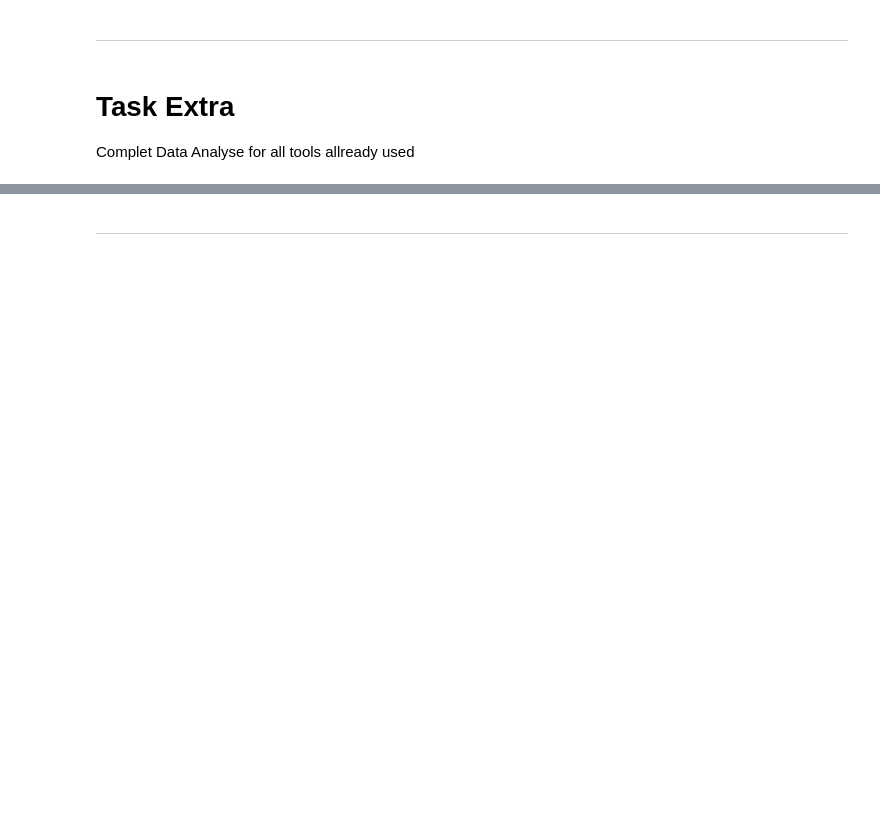
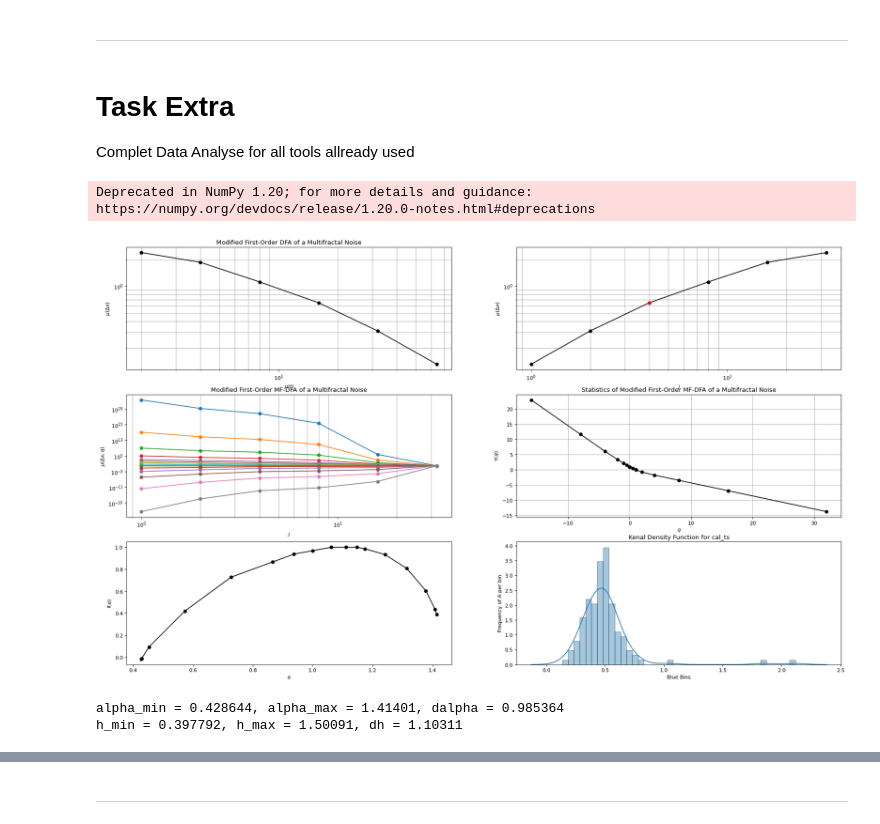
Before and after one commit to barauna-lo/Computational_Statistics, a Jupyter notebook: CAP417_FINAL_PROJECT.ipynb, the cells around one changed output, grey strips where cells are left out. Cells and saved outputs as stored; diff of their text form; code cells hidden in the pictures; blank space fills up the shorter version.

```diff
--- a/CAP417_FINAL_PROJECT.ipynb
+++ b/CAP417_FINAL_PROJECT.ipynb
@@ -232,17 +246,21 @@ dx = df[columns[i]]
 [bScale, bDM, bsIndex, HMajor, HMinor] = mfdfa.getScalingExponents(timeMeasure, meanDataMeasure)
 
 
+lines   = 3
+colunas = 2
+
+
 # Output
 # Modified first-order DFA
 figure(figsize=(25,15),dpi=80)
-plt.subplot(3, 2, 1)
+plt.subplot(lines, colunas, 1)
 plt.loglog(timeMeasure, meanDataMeasure, 'ko-')
 plt.xlabel(r'$\mu(t)$')
 plt.ylabel(r'$\mu(\Delta x)$')
 plt.grid('on', which = 'minor')
 plt.title('Modified First-Order DFA of a Multifractal Noise')
 
-plt.subplot(3, 2, 2)
+plt.subplot(lines, colunas, 2)
 plt.loglog(scales, meanDataMeasure, 'ko-')
 plt.loglog(bScale, bDM, 'ro')
 plt.xlabel(r'$j$')
@@ -251,7 +269,7 @@ plt.grid('on', which = 'minor')
 
 # Modified first-order MF-DFA
 
-plt.subplot(3, 2, 3)
+plt.subplot(lines, colunas, 3)
 nq = np.int(len(q))
 leg_txt = []
 for qi in range(1, nq + 1):
@@ -261,33 +279,38 @@ plt.xlabel(r'$j$')
 plt.ylabel(r'$\mu(\Delta x, q)$')
 plt.grid('on', which = 'minor')
 plt.title('Modified First-Order MF-DFA of a Multifractal Noise')
 #plt.legend(leg_txt)
 
 
-plt.subplot(3, 2, 4)
+plt.subplot(lines, colunas, 4)
 plt.plot(q, stats['tau'], 'ko-')
 plt.xlabel(r'$q$')
 plt.ylabel(r'$\tau(q)$')
 plt.grid('on', which = 'major')
 plt.title('Statistics of Modified First-Order MF-DFA of a Multifractal Noise')
 
 
-plt.subplot(3, 2, 5)
+plt.subplot(lines, colunas, 5)
 plt.plot(stats['LH'], stats['f'], 'ko-')
 plt.xlabel(r'$\alpha$')
 plt.ylabel(r'$f(\alpha)$')
 # plt.grid('on', which = 'major')
 
-plt.subplot(3, 2, 6)
+plt.subplot(lines, colunas, 6)
 sns.distplot(dx, bins=40, hist_kws={'edgecolor':'black'})
 plt.ylabel('Frequency of A per bin')
 plt.xlabel('Blue Bins')
 plt.title('Kenal Density Function for '+columns[i])
 #specplus.cullenfreyGEV(dx)
 
 
 plt.show()
 
 #PRINTING SPECTRUM PARAMETERS
 print('alpha_min = %g, alpha_max = %g, dalpha = %g' % (stats['LH_min'], stats['LH_max'], stats['LH_max'] - stats['LH_min']))
 print('h_min = %g, h_max = %g, dh = %g\n' % (stats['h_min'], stats['h_max'], stats['h_max'] - stats['h_min']))
+# %% [output]
+Deprecated in NumPy 1.20; for more details and guidance: https://numpy.org/devdocs/release/1.20.0-notes.html#deprecations
+[figure, added]
+alpha_min = 0.428644, alpha_max = 1.41401, dalpha = 0.985364
+h_min = 0.397792, h_max = 1.50091, dh = 1.10311
```
Also changed, not shown: parts of 9 cells of this notebook.
